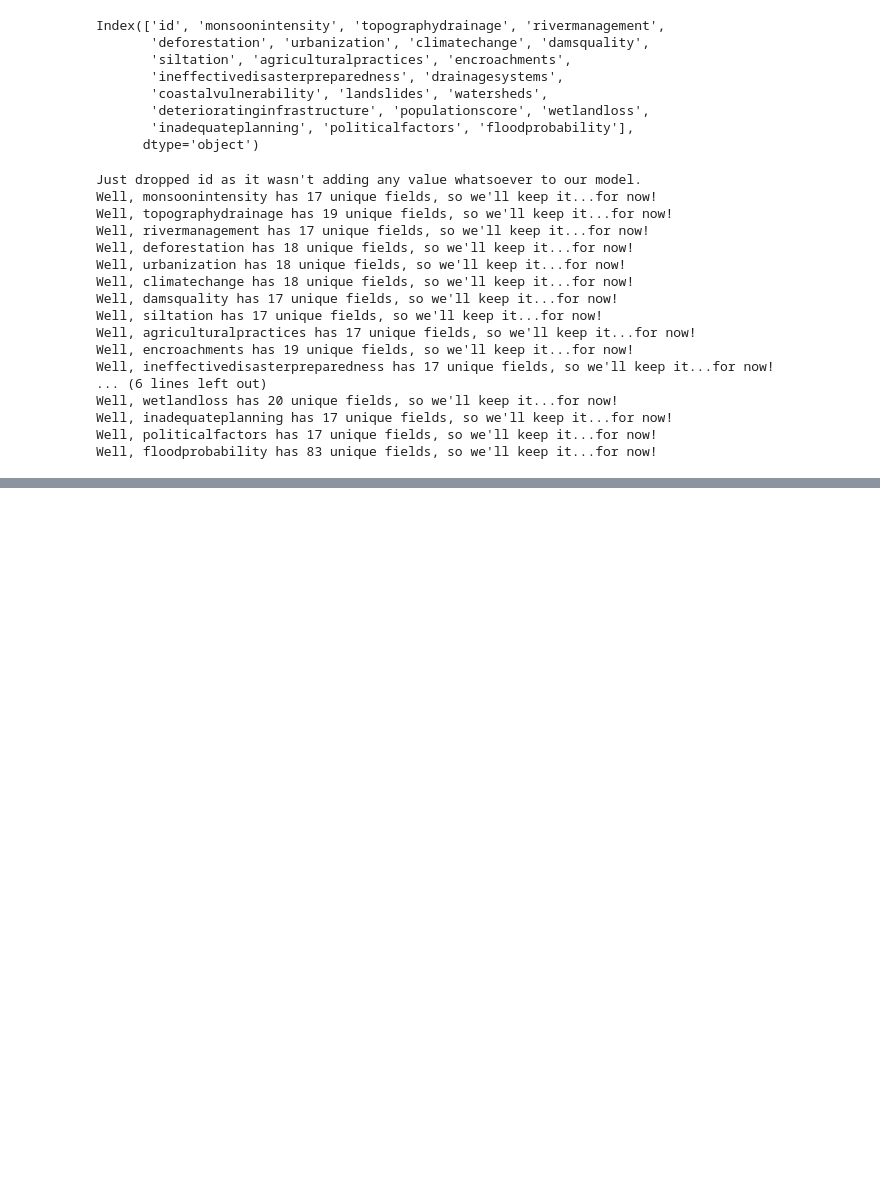
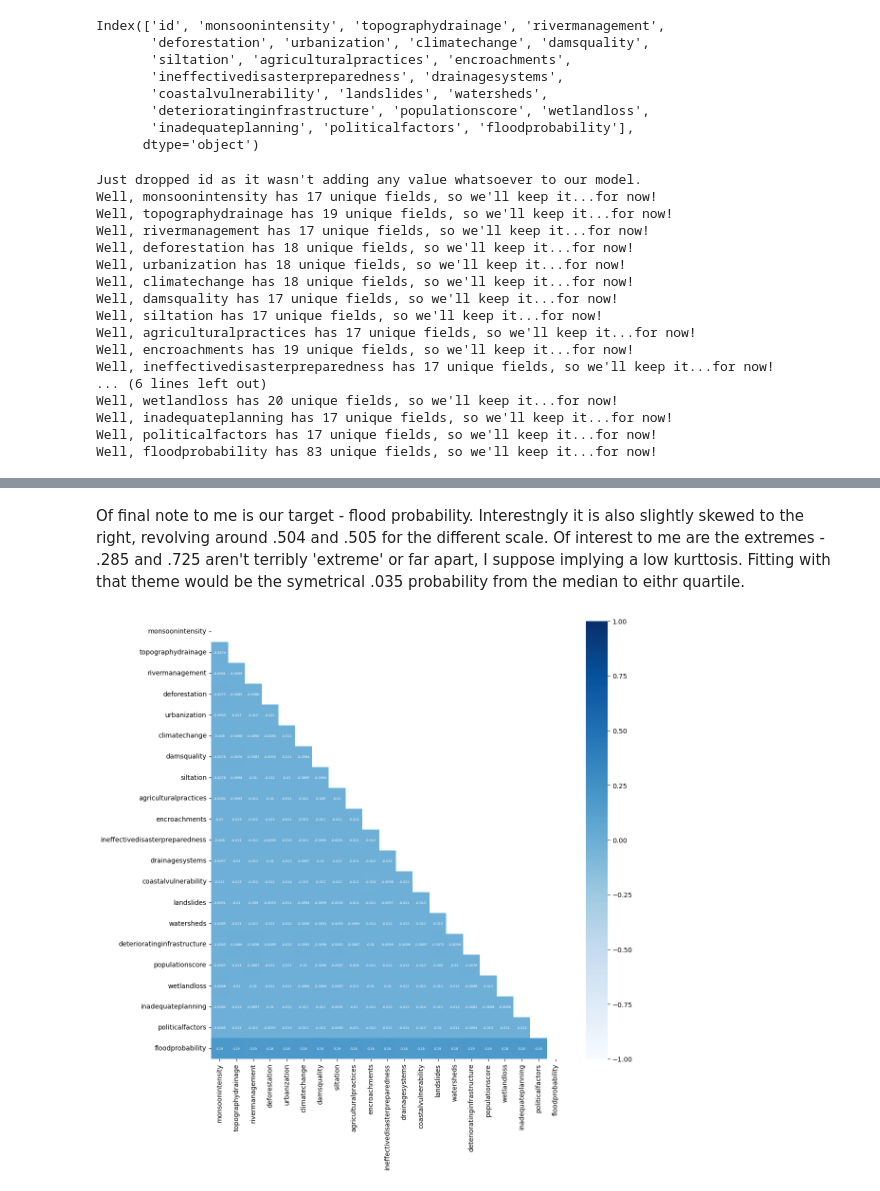
Before and after one commit to bwolff26/flood_predictions, a Jupyter notebook: code/cleaning_and_eda_i.ipynb, the cells around one changed output, grey strips where cells are left out. Cells and saved outputs as stored; diff of their text form; code cells hidden in the pictures; blank space fills up the shorter version.

```diff
--- a/code/cleaning_and_eda_i.ipynb
+++ b/code/cleaning_and_eda_i.ipynb
@@ -65,0 +135,10 @@ Speaking of which, let me bring up the original data dictionary:
+# %% [markdown]
+Of final note to me is our target - flood probability. Interestngly it is also slightly skewed to the right, revolving around .504 and .505 for the different scale. Of interest to me are the extremes - .285 and .725 aren't terribly 'extreme' or far apart, I suppose implying a low kurttosis. Fitting with that theme would be the symetrical .035 probability from the median to eithr quartile.
+# %%
+plt.figure(figsize=(12, 12))
+corr = df.corr(numeric_only=True)
+mask = np.zeros_like(corr)
+mask[np.triu_indices_from(mask)] = True
+sns.heatmap(corr, mask = mask, annot=True, vmin = -1, vmax = 1, cmap='Blues', annot_kws={'fontsize':5}); #Definitly should use blue considerng this dataset
+# %% [output]
+[figure, added]
```
Also changed, not shown: parts of 14 cells of this notebook.
